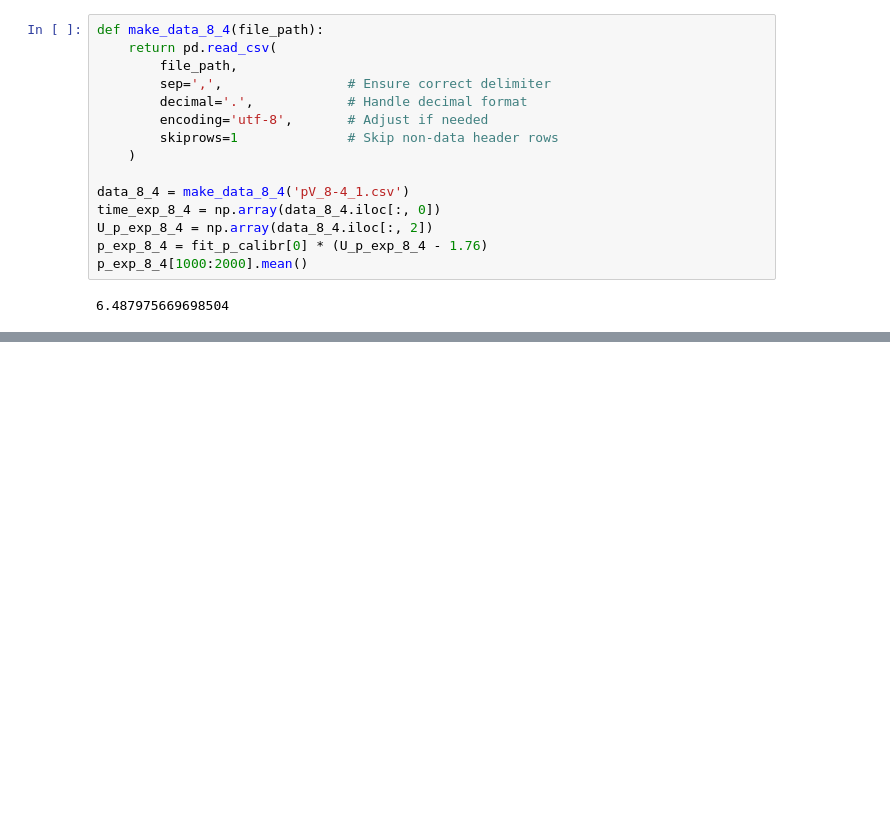
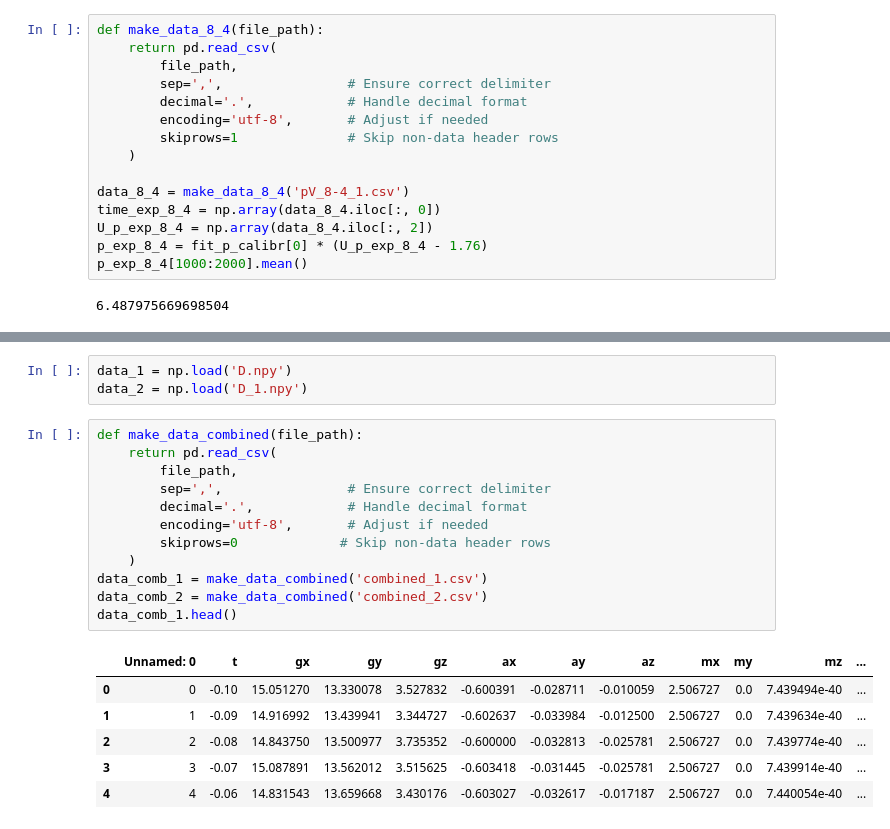
Before and after one commit to vas0x59/empirica_pet_bottle, a Jupyter notebook: modeling/model.ipynb, the cells around one changed output, grey strips where cells are left out. Saved outputs shown, nothing was run; the diff lists cells and outputs as text; blank space fills up the shorter version.

```diff
--- a/modeling/model.ipynb
+++ b/modeling/model.ipynb
@@ -518,0 +565,22 @@ plt.grid(color='gainsboro')
+# %%
+data_1 = np.load('D.npy')
+data_2 = np.load('D_1.npy')
+# %%
+def make_data_combined(file_path):
+    return pd.read_csv(
+        file_path,
+        sep=',',                # Ensure correct delimiter
+        decimal='.',            # Handle decimal format
+        encoding='utf-8',       # Adjust if needed
+        skiprows=0             # Skip non-data header rows
+    )
+data_comb_1 = make_data_combined('combined_1.csv')
+data_comb_2 = make_data_combined('combined_2.csv')
+data_comb_1.head()
+# %% [output]
+|  | Unnamed: 0 | t | gx | gy | gz | ax | ay | az | mx | my | mz | ... |
+| 0 | 0 | -0.10 | 15.051270 | 13.330078 | 3.527832 | -0.600391 | -0.028711 | -0.010059 | 2.506727 | 0.0 | 7.439494e-40 | ... |
+| 1 | 1 | -0.09 | 14.916992 | 13.439941 | 3.344727 | -0.602637 | -0.033984 | -0.012500 | 2.506727 | 0.0 | 7.439634e-40 | ... |
+| 2 | 2 | -0.08 | 14.843750 | 13.500977 | 3.735352 | -0.600000 | -0.032813 | -0.025781 | 2.506727 | 0.0 | 7.439774e-40 | ... |
+| 3 | 3 | -0.07 | 15.087891 | 13.562012 | 3.515625 | -0.603418 | -0.031445 | -0.025781 | 2.506727 | 0.0 | 7.439914e-40 | ... |
+| 4 | 4 | -0.06 | 14.831543 | 13.659668 | 3.430176 | -0.603027 | -0.032617 | -0.017187 | 2.506727 | 0.0 | 7.440054e-40 | ... |
```
Also changed, not shown: parts of 7 cells of this notebook, 9 other files.
